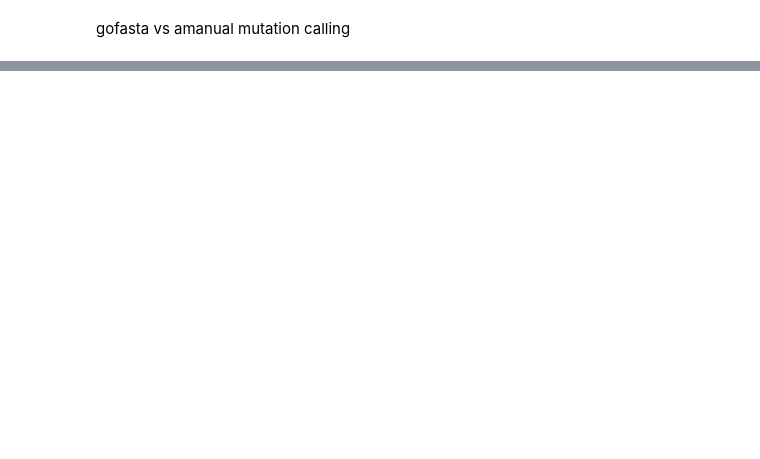
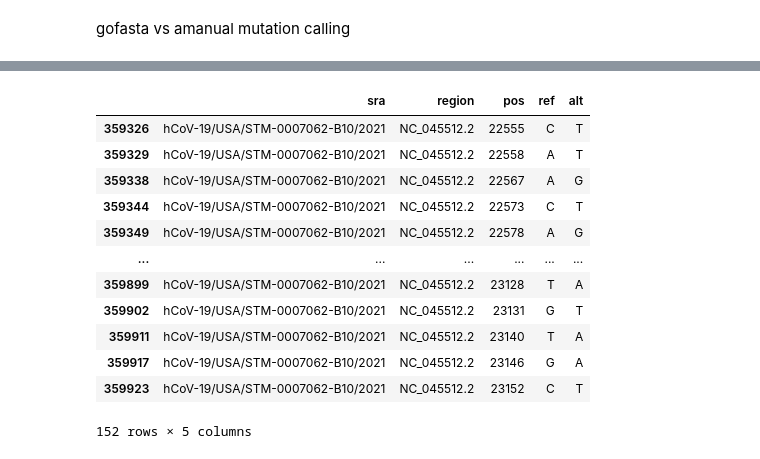
Before and after one commit to yutiachen5/bjorn_rep, a Jupyter notebook: output/sanity_check.ipynb, the cells around one changed output, grey strips where cells are left out. Cells and saved outputs as stored; diff of their text form; code cells hidden in the pictures; blank space fills up the shorter version.

```diff
--- a/output/sanity_check.ipynb
+++ b/output/sanity_check.ipynb
@@ -4,0 +145,16 @@ import pandas as pd
+# %%
+ba1_manual[(ba1_manual["sra"] == 'hCoV-19/USA/STM-0007062-B10/2021') & (~ba1_manual["alt"].isin(ambiguous_nuc))]
+# %% [output]
+|  | sra | region | pos | ref | alt |
+| 359326 | hCoV-19/USA/STM-0007062-B10/2021 | NC_045512.2 | 22555 | C | T |
+| 359329 | hCoV-19/USA/STM-0007062-B10/2021 | NC_045512.2 | 22558 | A | T |
+| 359338 | hCoV-19/USA/STM-0007062-B10/2021 | NC_045512.2 | 22567 | A | G |
+| 359344 | hCoV-19/USA/STM-0007062-B10/2021 | NC_045512.2 | 22573 | C | T |
+| 359349 | hCoV-19/USA/STM-0007062-B10/2021 | NC_045512.2 | 22578 | A | G |
+| ... | ... | ... | ... | ... | ... |
+| 359899 | hCoV-19/USA/STM-0007062-B10/2021 | NC_045512.2 | 23128 | T | A |
+| 359902 | hCoV-19/USA/STM-0007062-B10/2021 | NC_045512.2 | 23131 | G | T |
+| 359911 | hCoV-19/USA/STM-0007062-B10/2021 | NC_045512.2 | 23140 | T | A |
+| 359917 | hCoV-19/USA/STM-0007062-B10/2021 | NC_045512.2 | 23146 | G | A |
+| 359923 | hCoV-19/USA/STM-0007062-B10/2021 | NC_045512.2 | 23152 | C | T |
+152 rows × 5 columns
```
Also changed, not shown: parts of 27 cells of this notebook, 32 other files.
